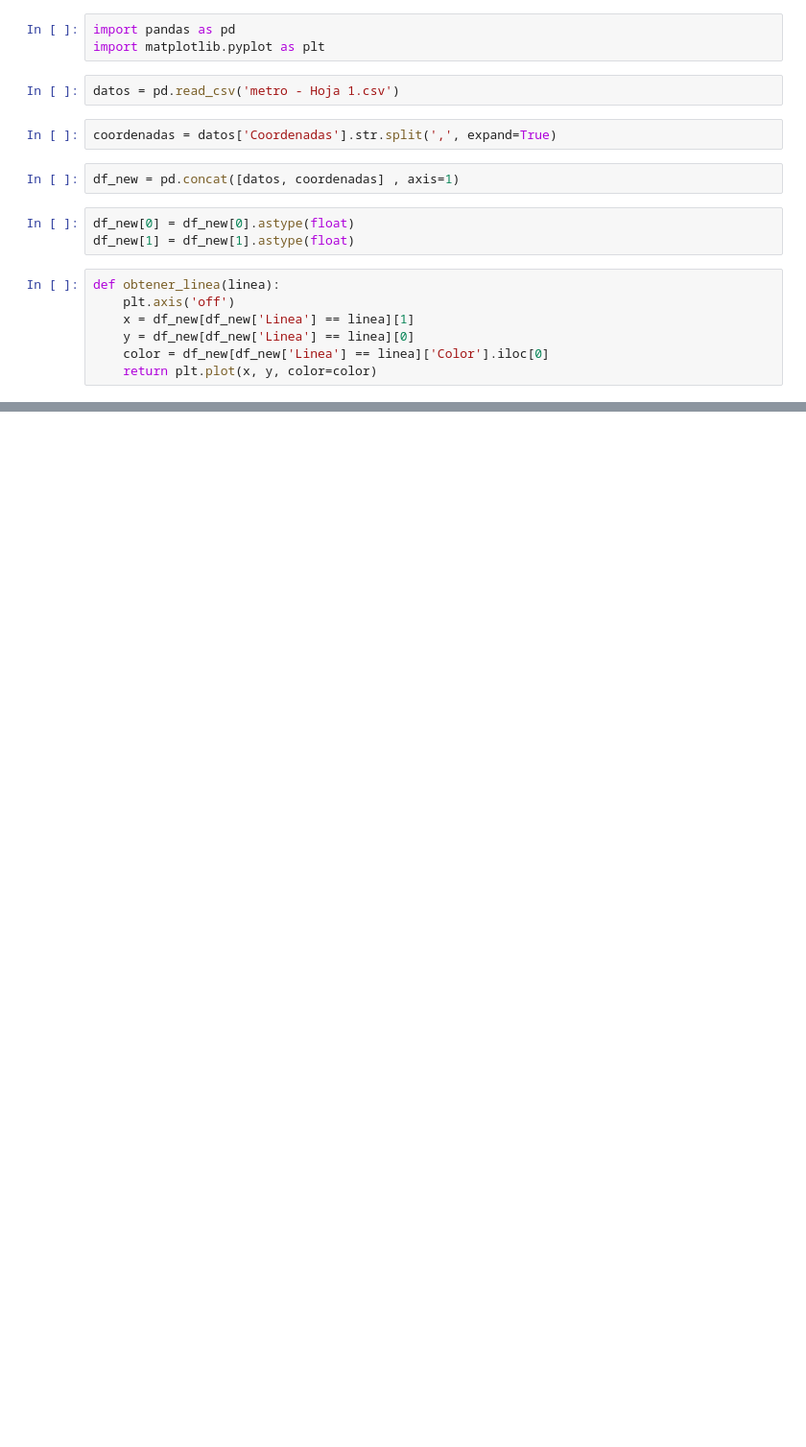
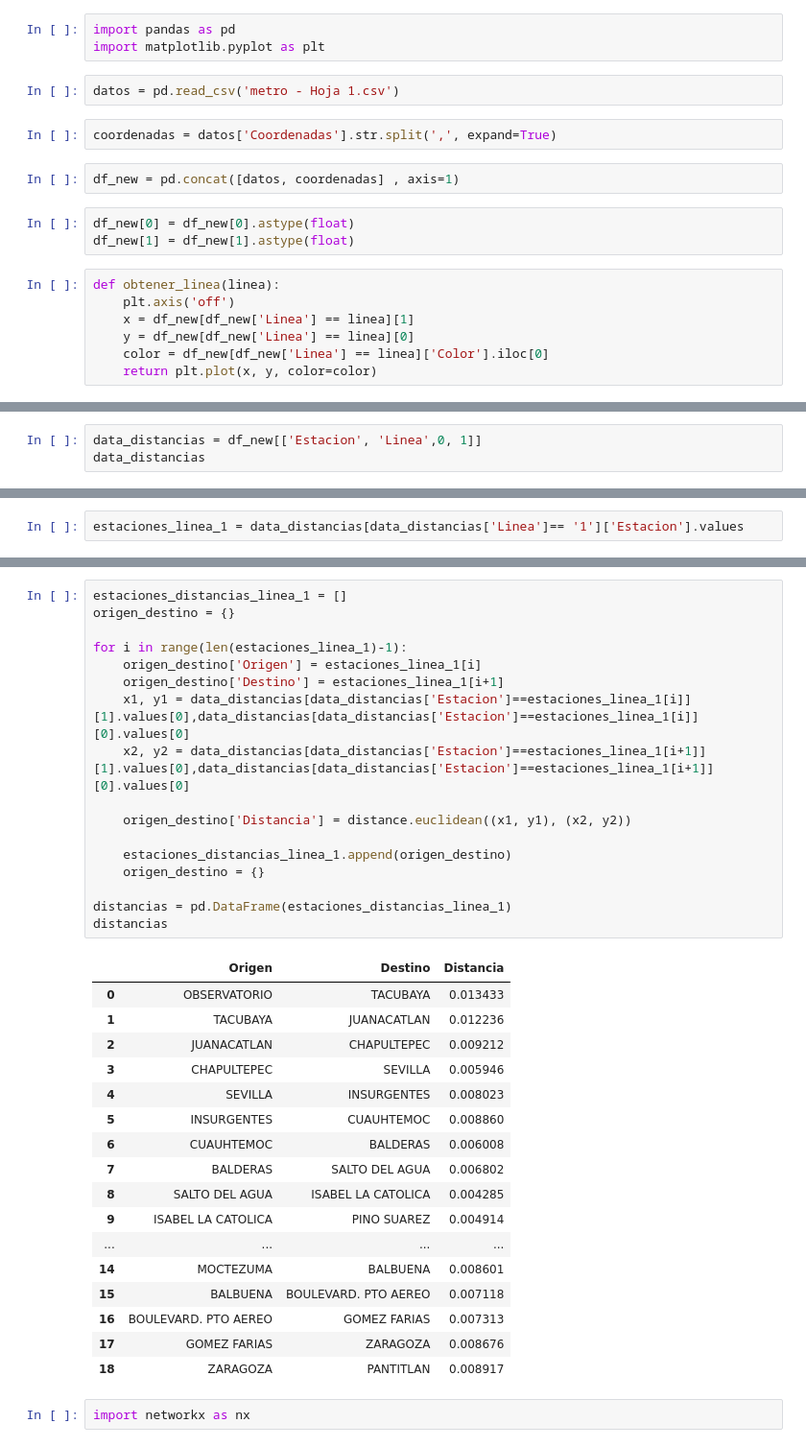
Before and after one commit to DanielCarmonaPhantom/Rutas-Del-Metro, a Jupyter notebook: inicio.ipynb, the cells around one changed output, grey strips where cells are left out. Shown: that part at 96% size. Cells and saved outputs as stored; diff of their text form; blank space fills up the shorter version.

```diff
--- a/inicio.ipynb
+++ b/inicio.ipynb
@@ -24,0 +44,3 @@ obtener_linea('1');
+# %%
+data_distancias = df_new[['Estacion', 'Linea',0, 1]]
+data_distancias
@@ -24,0 +63,2 @@ obtener_linea('1');
+# %%
+estaciones_linea_1 = data_distancias[data_distancias['Linea']== '1']['Estacion'].values
@@ -24,0 +77,37 @@ obtener_linea('1');
+# %%
+estaciones_distancias_linea_1 = []
+origen_destino = {}
+
+for i in range(len(estaciones_linea_1)-1):
+    origen_destino['Origen'] = estaciones_linea_1[i]
+    origen_destino['Destino'] = estaciones_linea_1[i+1]
+    x1, y1 = data_distancias[data_distancias['Estacion']==estaciones_linea_1[i]][1].values[0],data_distancias[data_distancias['Estacion']==estaciones_linea_1[i]][0].values[0]
+    x2, y2 = data_distancias[data_distancias['Estacion']==estaciones_linea_1[i+1]][1].values[0],data_distancias[data_distancias['Estacion']==estaciones_linea_1[i+1]][0].values[0]
+
+    origen_destino['Distancia'] = distance.euclidean((x1, y1), (x2, y2))
+
+    estaciones_distancias_linea_1.append(origen_destino)
+    origen_destino = {}
+
+distancias = pd.DataFrame(estaciones_distancias_linea_1)
+distancias
+# %% [output]
+|  | Origen | Destino | Distancia |
+| 0 | OBSERVATORIO | TACUBAYA | 0.013433 |
+| 1 | TACUBAYA | JUANACATLAN | 0.012236 |
+| 2 | JUANACATLAN | CHAPULTEPEC | 0.009212 |
+| 3 | CHAPULTEPEC | SEVILLA | 0.005946 |
+| 4 | SEVILLA | INSURGENTES | 0.008023 |
+| 5 | INSURGENTES | CUAUHTEMOC | 0.008860 |
+| 6 | CUAUHTEMOC | BALDERAS | 0.006008 |
+| 7 | BALDERAS | SALTO DEL AGUA | 0.006802 |
+| 8 | SALTO DEL AGUA | ISABEL LA CATOLICA | 0.004285 |
+| 9 | ISABEL LA CATOLICA | PINO SUAREZ | 0.004914 |
+| ... | ... | ... | ... |
+| 14 | MOCTEZUMA | BALBUENA | 0.008601 |
+| 15 | BALBUENA | BOULEVARD. PTO AEREO | 0.007118 |
+| 16 | BOULEVARD. PTO AEREO | GOMEZ FARIAS | 0.007313 |
+| 17 | GOMEZ FARIAS | ZARAGOZA | 0.008676 |
+| 18 | ZARAGOZA | PANTITLAN | 0.008917 |
+# %%
+import networkx as nx
```
Also changed, not shown: parts of 10 cells of this notebook, 8 other files.
